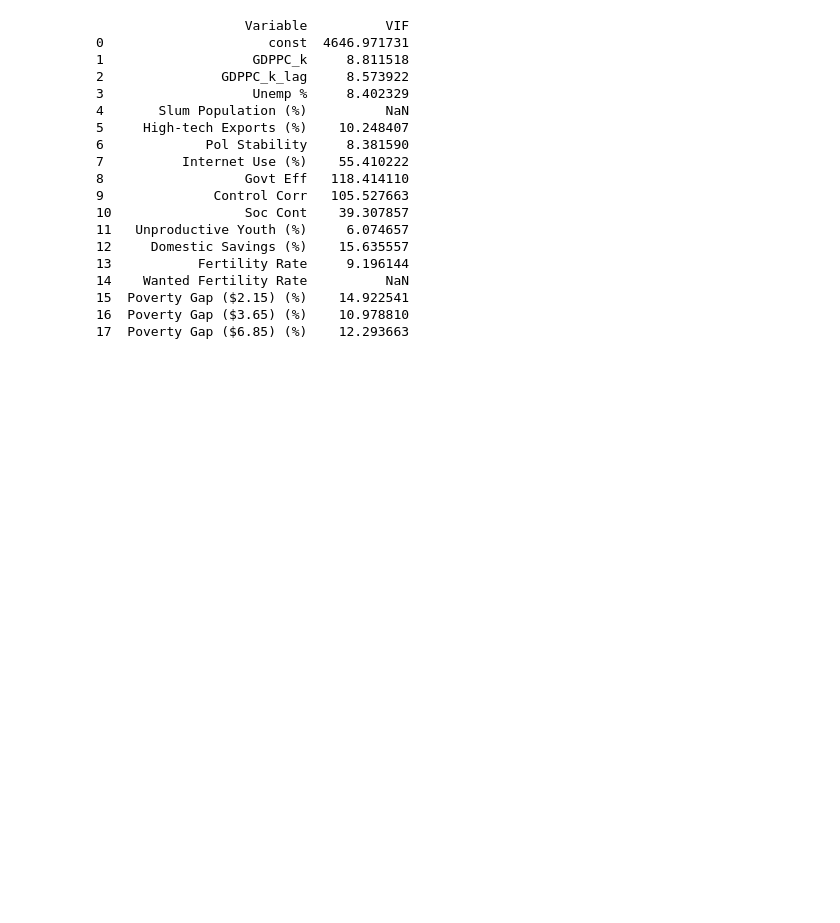
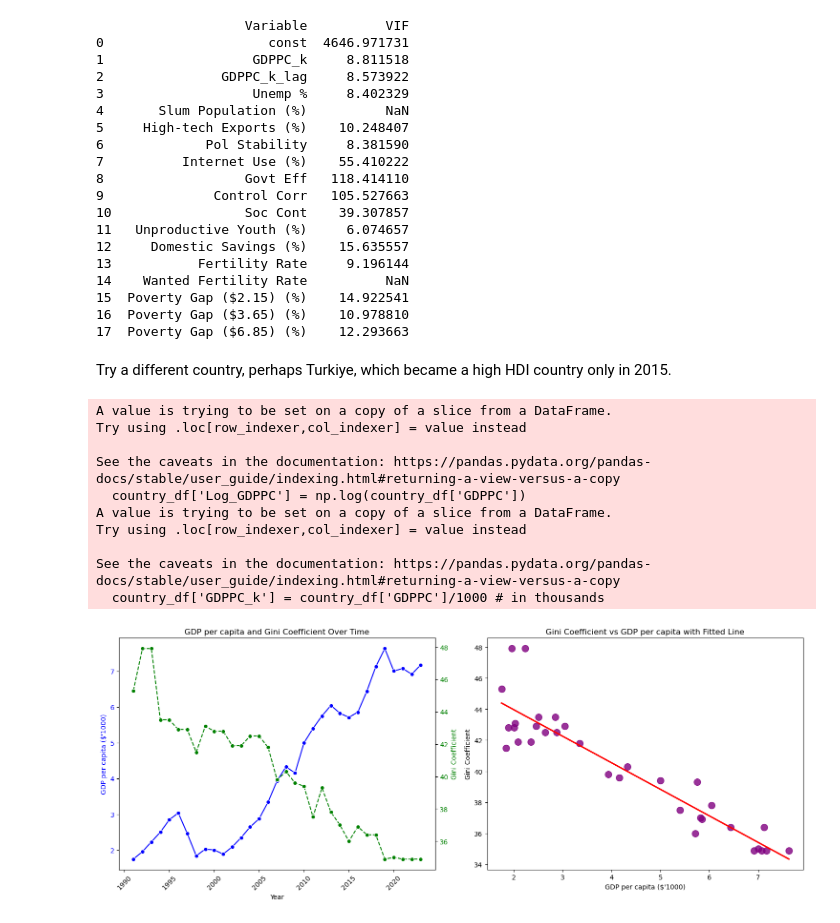
Before and after one commit to yonglau1999/HE4045-Group-Project, a Jupyter notebook: Causal Stuff.ipynb, the cells around one changed output. Cells and saved outputs as stored; diff of their text form; code cells hidden in the pictures; blank space fills up the shorter version.

```diff
--- a/Causal Stuff.ipynb
+++ b/Causal Stuff.ipynb
@@ -633,3 +646,58 @@ print(vif_data)
 15  Poverty Gap ($2.15) (%)    14.922541
 16  Poverty Gap ($3.65) (%)    10.978810
 17  Poverty Gap ($6.85) (%)    12.293663
+# %% [markdown]
+Try a different country, perhaps Turkiye, which became a high HDI country only in 2015.
+# %%
+country_df = merged_df.xs('THA', level='Country Code')
+country_df['Log_GDPPC'] = np.log(country_df['GDPPC'])
+country_df['GDPPC_k'] = country_df['GDPPC']/1000 # in thousands
+
+# Initialize the figure with a 1x2 subplot layout (1 row, 2 columns)
+fig, (ax1, ax2) = plt.subplots(figsize=(15, 6), nrows=1, ncols=2)
+
+# --- First Plot: Double Y-Axis (GDP per capita and Gini coefficient over time) ---
+
+# Plot GDP per capita on the first y-axis
+sns.lineplot(data=country_df, x="Year", y="GDPPC_k", ax=ax1, color="b", marker="o")
+ax1.set_ylabel("GDP per capita ($'1000)", color="b")
+ax1.tick_params(axis="y", labelcolor="b")
+
+# Create a second y-axis for the Gini coefficient
+ax3 = ax1.twinx()
+sns.lineplot(data=country_df, x="Year", y="Gini_coefficient", ax=ax3, color="g", marker="o", linestyle="--")
+ax3.set_ylabel("Gini Coefficient", color="g")
+ax3.tick_params(axis="y", labelcolor="g")
+
+# Add a title to the first subplot
+ax1.set_title("GDP per capita and Gini Coefficient Over Time")
+ax1.set_xlabel("Year")
+ax1.set_xticklabels(ax1.get_xticklabels(), rotation=45)
+
+# --- Second Plot: Gini Coefficient vs GDP per capita (Scatter Plot) ---
+
+# Plot Gini vs log-transformed GDP with a linear regression line (fitting the curve)
+sns.regplot(data=country_df, x="GDPPC_k", y="Gini_coefficient", ax=ax2, color="purple", scatter_kws={'s': 100}, line_kws={'color': 'red'}, ci=None)
+
+# Add a title and labels to the second subplot
+ax2.set_title("Gini Coefficient vs GDP per capita with Fitted Line")
+ax2.set_xlabel("GDP per capita ($'1000)")
+ax2.set_ylabel("Gini Coefficient")
+
+# Adjust layout to prevent overlap
+fig.tight_layout()
+
+# Show the plot
+plt.show()
+# %% [output]
+A value is trying to be set on a copy of a slice from a DataFrame.
+Try using .loc[row_indexer,col_indexer] = value instead
+
+See the caveats in the documentation: https://pandas.pydata.org/pandas-docs/stable/user_guide/indexing.html#returning-a-view-versus-a-copy
+  country_df['Log_GDPPC'] = np.log(country_df['GDPPC'])
+A value is trying to be set on a copy of a slice from a DataFrame.
+Try using .loc[row_indexer,col_indexer] = value instead
+
+See the caveats in the documentation: https://pandas.pydata.org/pandas-docs/stable/user_guide/indexing.html#returning-a-view-versus-a-copy
+  country_df['GDPPC_k'] = country_df['GDPPC']/1000 # in thousands
+[figure, added]
```
Also changed, not shown: parts of 4 cells of this notebook.
